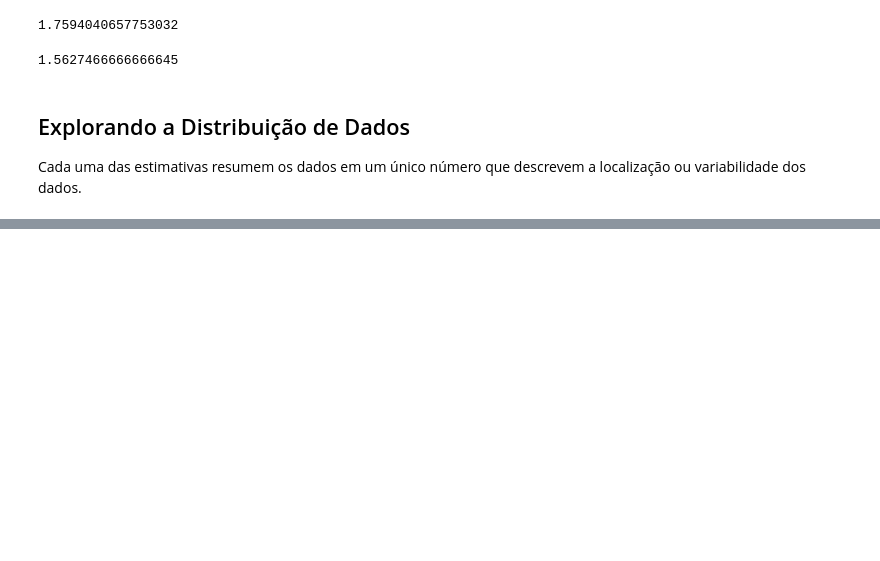
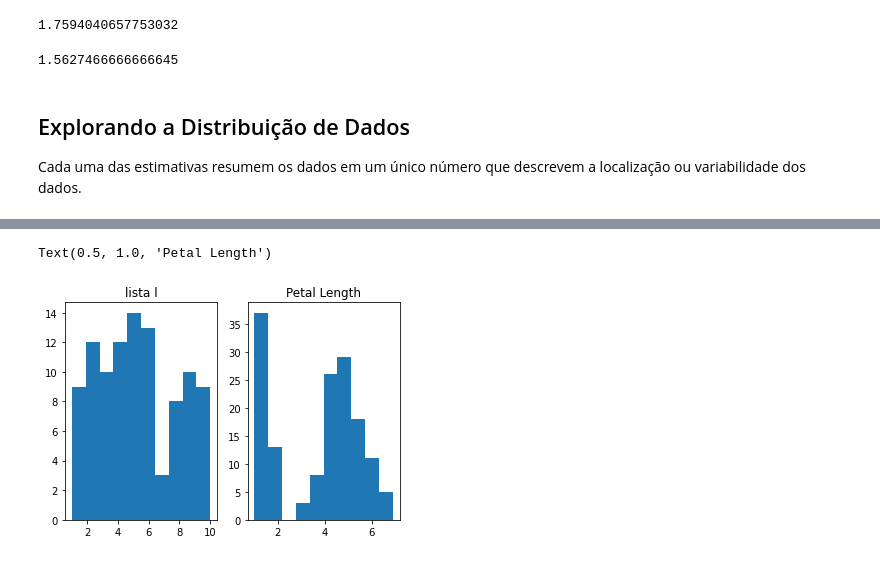
Before and after one commit to gmsarti/aprendendo_ciencia_de_dados, a Jupyter notebook: Estatística/estat_pratica.ipynb, the cells around one changed output, grey strips where cells are left out. Drawn from its saved outputs; the diff is of its cells as text; code cells hidden in the pictures; blank space fills up the shorter version.

```diff
--- a/Estatística/estat_pratica.ipynb
+++ b/Estatística/estat_pratica.ipynb
@@ -311,0 +308,13 @@ Name: species, dtype: int64
+# %%
+# Histograma
+
+f, (ax1, ax2) = plt.subplots(1, 2, sharey=False)
+ax1.hist(l)
+ax1.set_title('lista l')
+ax2.hist(iris['petal_length'])
+ax2.set_title('Petal Length')
+
+#plt.hist(iris['petal_length'])
+# %% [output]
+Text(0.5, 1.0, 'Petal Length')
+[figure, added]
```
Also changed, not shown: parts of 13 cells of this notebook.
